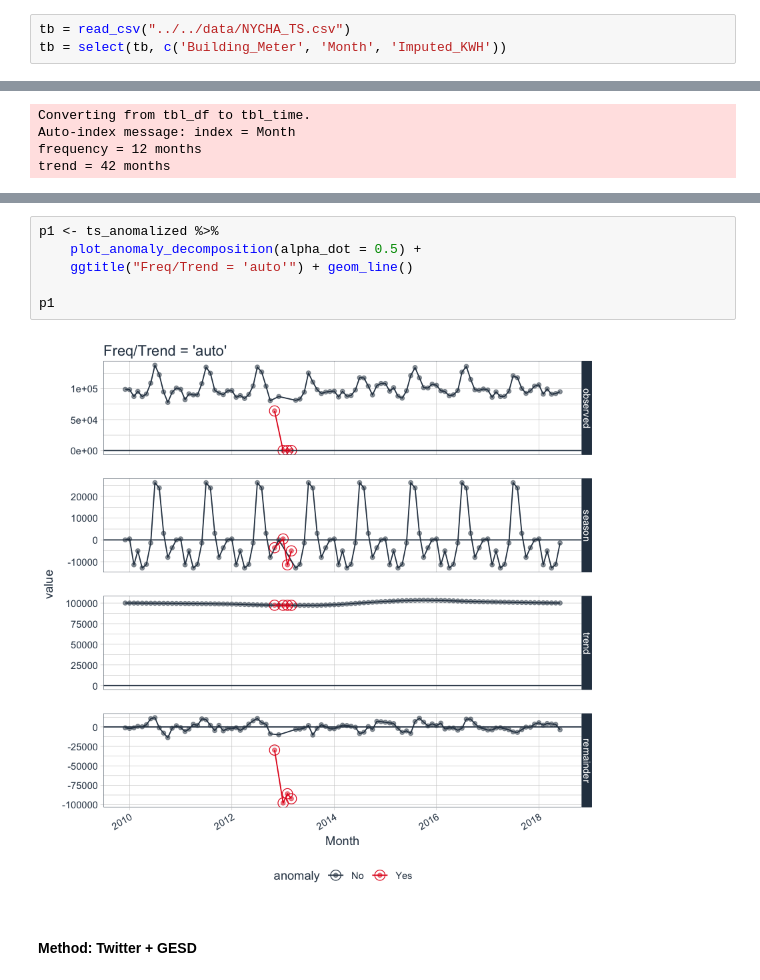
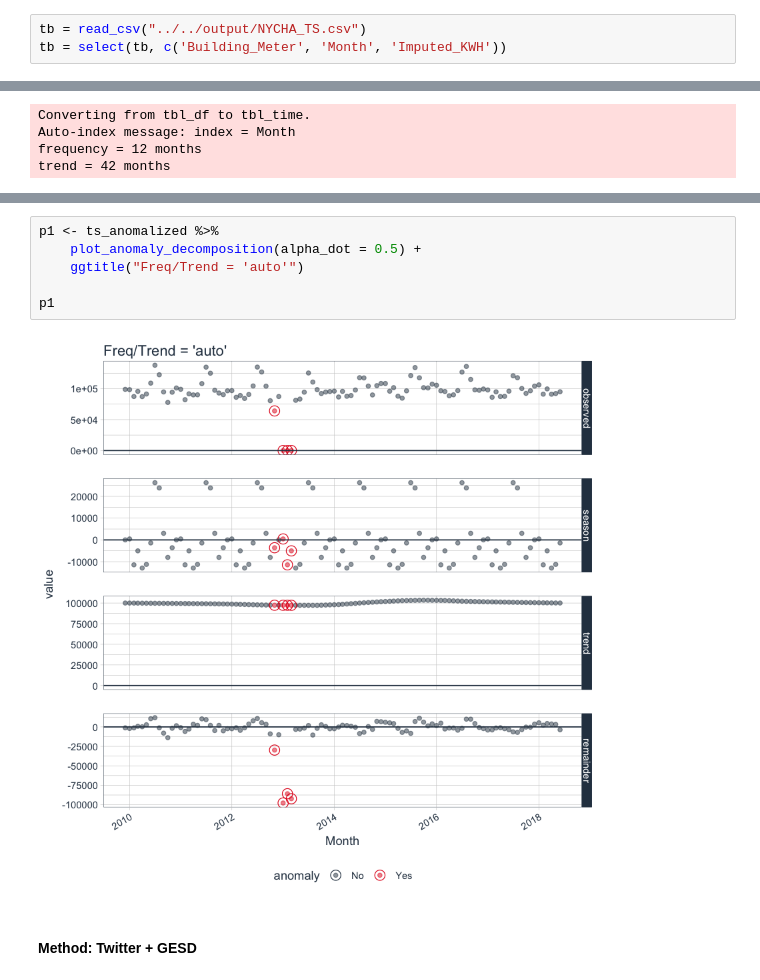
Before and after one commit to jasonfeiwang/Anomaly-Detectors, a Jupyter notebook: src/r/Time_Series_Decomposition_R.ipynb, the cells around one changed output, grey strips where cells are left out. Saved outputs shown, nothing was run; the diff lists cells and outputs as text.

Commit message:
clean up R notebook and modify data_cleaning notebook to exclude KW_only accounts

```diff
--- a/src/r/Time_Series_Decomposition_R.ipynb
+++ b/src/r/Time_Series_Decomposition_R.ipynb
@@ -6,7 +15,7 @@ library(anomalize)
 # %% [markdown]
 ## Load the Data
 # %%
-tb = read_csv("../../data/NYCHA_TS.csv")
+tb = read_csv("../../output/NYCHA_TS.csv")
 tb = select(tb, c('Building_Meter', 'Month', 'Imputed_KWH'))
 # %% [output]
 Warning message:
@@ -179,11 +202,11 @@ ts_anomalized %>%
 # %%
 p1 <- ts_anomalized %>%
     plot_anomaly_decomposition(alpha_dot = 0.5) +
-    ggtitle("Freq/Trend = 'auto'") + geom_line()
+    ggtitle("Freq/Trend = 'auto'")
 
 p1
 # %% [output]
-[figure, old version]
+[figure, new version]
 # %% [markdown]
 #### Method: Twitter + GESD
 # %%
```
Also changed, not shown: parts of 65 cells of this notebook, 8 other files.
